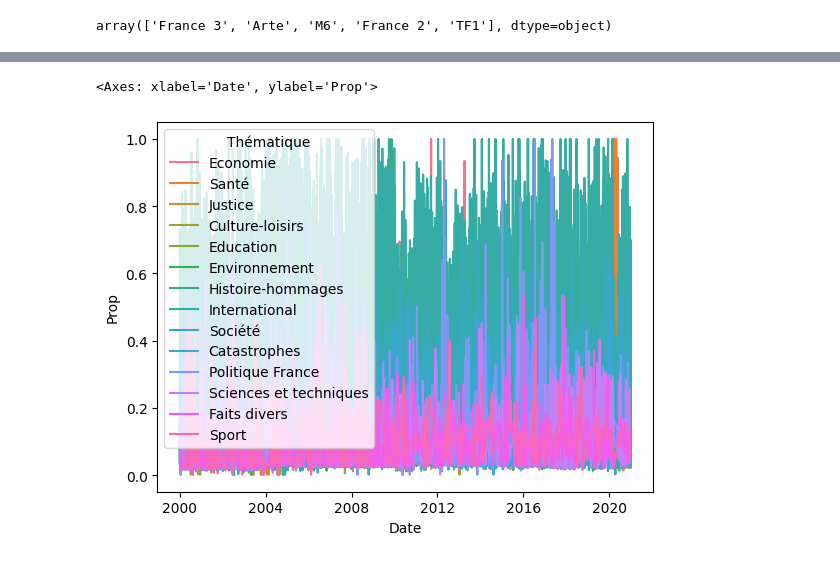
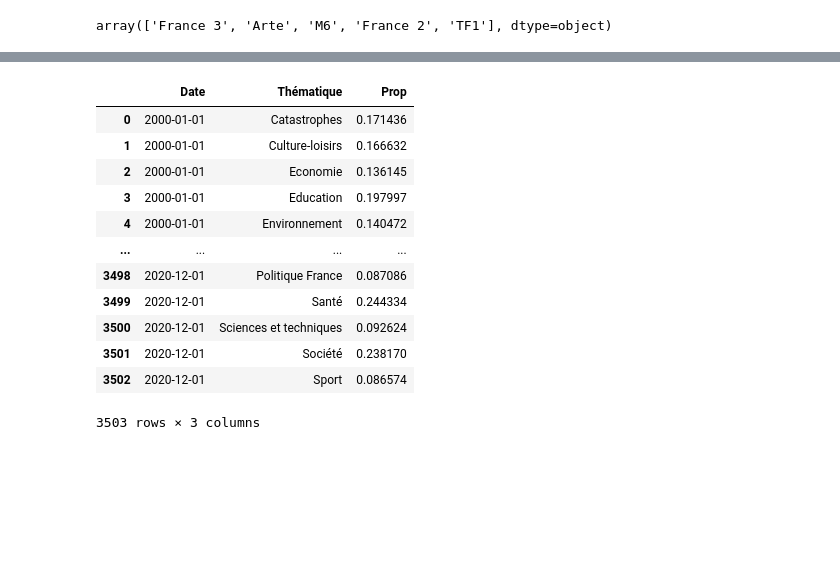
Before and after one commit to Gstrems/Projet_python_2A, a Jupyter notebook: stat_explo_jt.ipynb, the cells around one changed output, grey strips where cells are left out. Saved outputs shown, nothing was run; the diff lists cells and outputs as text; code cells hidden in the pictures; blank space fills up the shorter version.

```diff
--- a/stat_explo_jt.ipynb
+++ b/stat_explo_jt.ipynb
@@ -49,5 +57,20 @@ AttributeError: module 'matplotlib' has no attribute 'title'
-# %%
-sns.lineplot(data=sujet_tele_Arte, x='Date', y='Prop', hue='Thématique')
-# %% [output]
-<Axes: xlabel='Date', ylabel='Prop'>
-[figure, removed]
+# %%
+# on va regrouper les proportions par mois pour plus de lisibilité
+
+sujet_tele_M6_month = sujet_tele_M6.groupby([sujet_tele_M6['Date'].dt.to_period('M'), 'Thématique'])['Prop'].mean().reset_index()
+sujet_tele_M6_month['Date'] = sujet_tele_M6_month['Date'].dt.to_timestamp()
+sujet_tele_M6_month
+# %% [output]
+|  | Date | Thématique | Prop |
+| 0 | 2000-01-01 | Catastrophes | 0.171436 |
+| 1 | 2000-01-01 | Culture-loisirs | 0.166632 |
+| 2 | 2000-01-01 | Economie | 0.136145 |
+| 3 | 2000-01-01 | Education | 0.197997 |
+| 4 | 2000-01-01 | Environnement | 0.140472 |
+| ... | ... | ... | ... |
+| 3498 | 2020-12-01 | Politique France | 0.087086 |
+| 3499 | 2020-12-01 | Santé | 0.244334 |
+| 3500 | 2020-12-01 | Sciences et techniques | 0.092624 |
+| 3501 | 2020-12-01 | Société | 0.238170 |
+| 3502 | 2020-12-01 | Sport | 0.086574 |
+3503 rows × 3 columns
```
Also changed, not shown: parts of 4 cells of this notebook.
